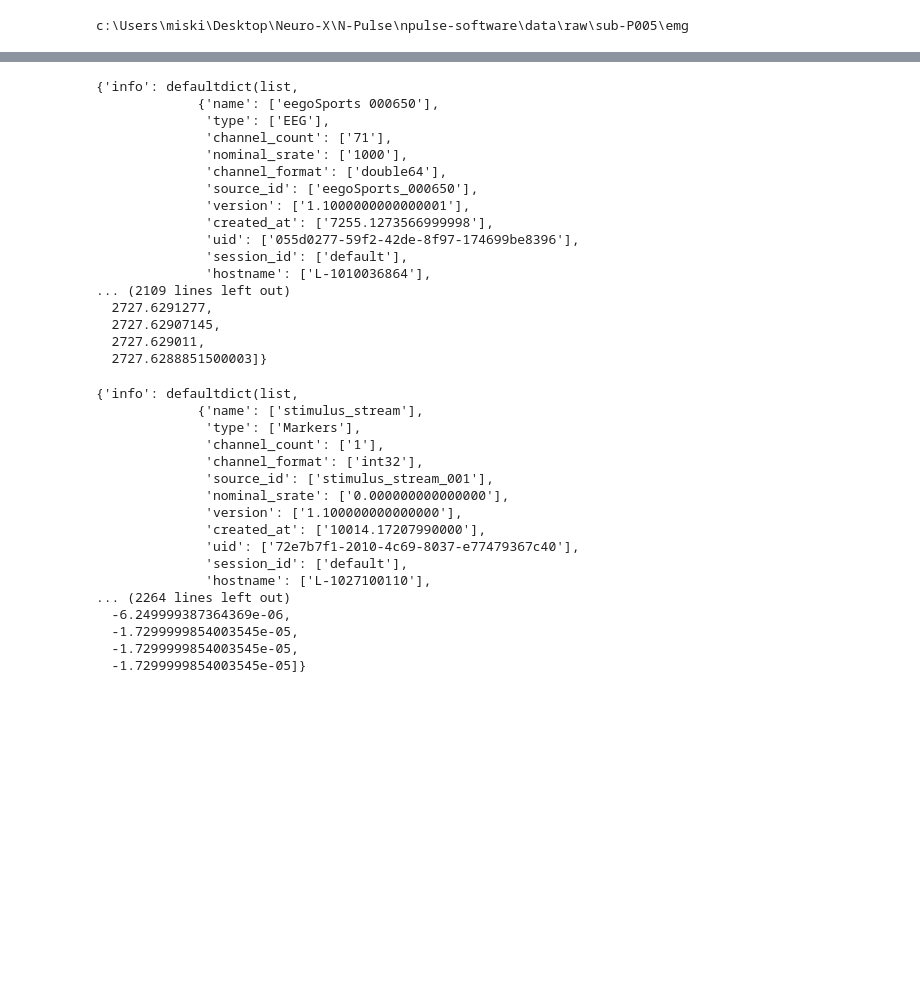
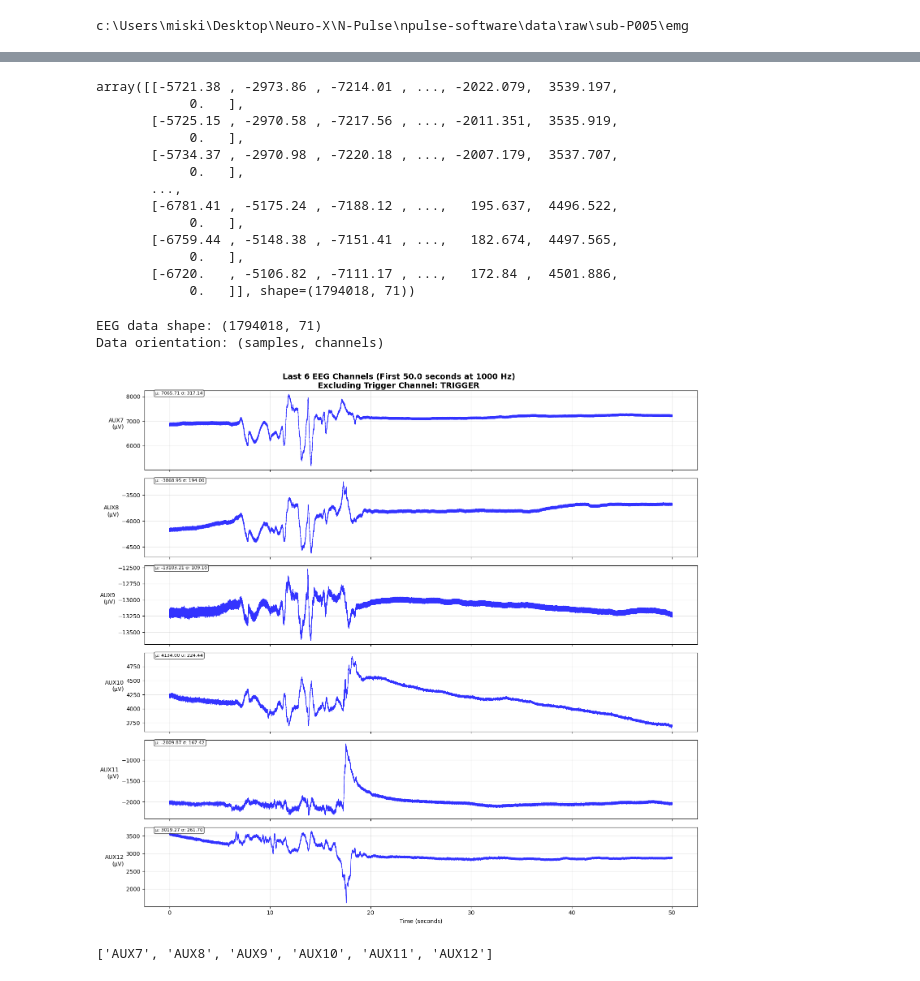
Before and after one commit to badralmahouri/npulse-software, a Jupyter notebook: notebooks/load_xdf_test.ipynb, the cells around one changed output, grey strips where cells are left out. Cells and saved outputs as stored; diff of their text form; code cells hidden in the pictures; blank space fills up the shorter version.

```diff
--- a/notebooks/load_xdf_test.ipynb
+++ b/notebooks/load_xdf_test.ipynb
@@ -100,40 +115,18 @@ c:\Users\miski\Desktop\Neuro-X\N-Pulse\npulse-software\data\raw\sub-P005\ses-S00
 # %%
 streams[1]
+data = streams[1]
+data["time_series"]
 # %% [output]
-{'info': defaultdict(list,
-             {'name': ['eegoSports 000650'],
-              'type': ['EEG'],
-              'channel_count': ['71'],
-              'nominal_srate': ['1000'],
-              'channel_format': ['double64'],
-              'source_id': ['eegoSports_000650'],
-              'version': ['1.1000000000000001'],
-              'created_at': ['7255.1273566999998'],
-              'uid': ['055d0277-59f2-42de-8f97-174699be8396'],
-              'session_id': ['default'],
-              'hostname': ['L-1010036864'],
-... (2109 lines left out)
-  2727.6291277,
-  2727.62907145,
-  2727.629011,
-  2727.6288851500003]}
+array([[-5721.38 , -2973.86 , -7214.01 , ..., -2022.079,  3539.197,
+            0.   ],
+       [-5725.15 , -2970.58 , -7217.56 , ..., -2011.351,  3535.919,
+            0.   ],
+       [-5734.37 , -2970.98 , -7220.18 , ..., -2007.179,  3537.707,
+            0.   ],
+       ...,
+       [-6781.41 , -5175.24 , -7188.12 , ...,   195.637,  4496.522,
+            0.   ],
+       [-6759.44 , -5148.38 , -7151.41 , ...,   182.674,  4497.565,
+            0.   ],
+       [-6720.   , -5106.82 , -7111.17 , ...,   172.84 ,  4501.886,
+            0.   ]], shape=(1794018, 71))
-# %%
-streams[0]
-# %% [output]
-{'info': defaultdict(list,
-             {'name': ['stimulus_stream'],
-              'type': ['Markers'],
-              'channel_count': ['1'],
-              'channel_format': ['int32'],
-              'source_id': ['stimulus_stream_001'],
-              'nominal_srate': ['0.000000000000000'],
-              'version': ['1.100000000000000'],
-              'created_at': ['10014.17207990000'],
-              'uid': ['72e7b7f1-2010-4c69-8037-e77479367c40'],
-              'session_id': ['default'],
-              'hostname': ['L-1027100110'],
-... (2264 lines left out)
-  -6.249999387364369e-06,
-  -1.7299999854003545e-05,
-  -1.7299999854003545e-05,
-  -1.7299999854003545e-05]}
@@ -139,0 +200,10 @@ streams[0]
+# %%
+last_6_channels = plot_last_6_eeg_channels(data, duration=50.0)
+# %% [output]
+EEG data shape: (1794018, 71)
+Data orientation: (samples, channels)
+[figure, added]
+# %%
+last_6_channels
+# %% [output]
+['AUX7', 'AUX8', 'AUX9', 'AUX10', 'AUX11', 'AUX12']
```
Also changed, not shown: parts of 22 cells of this notebook, 4 other files.
